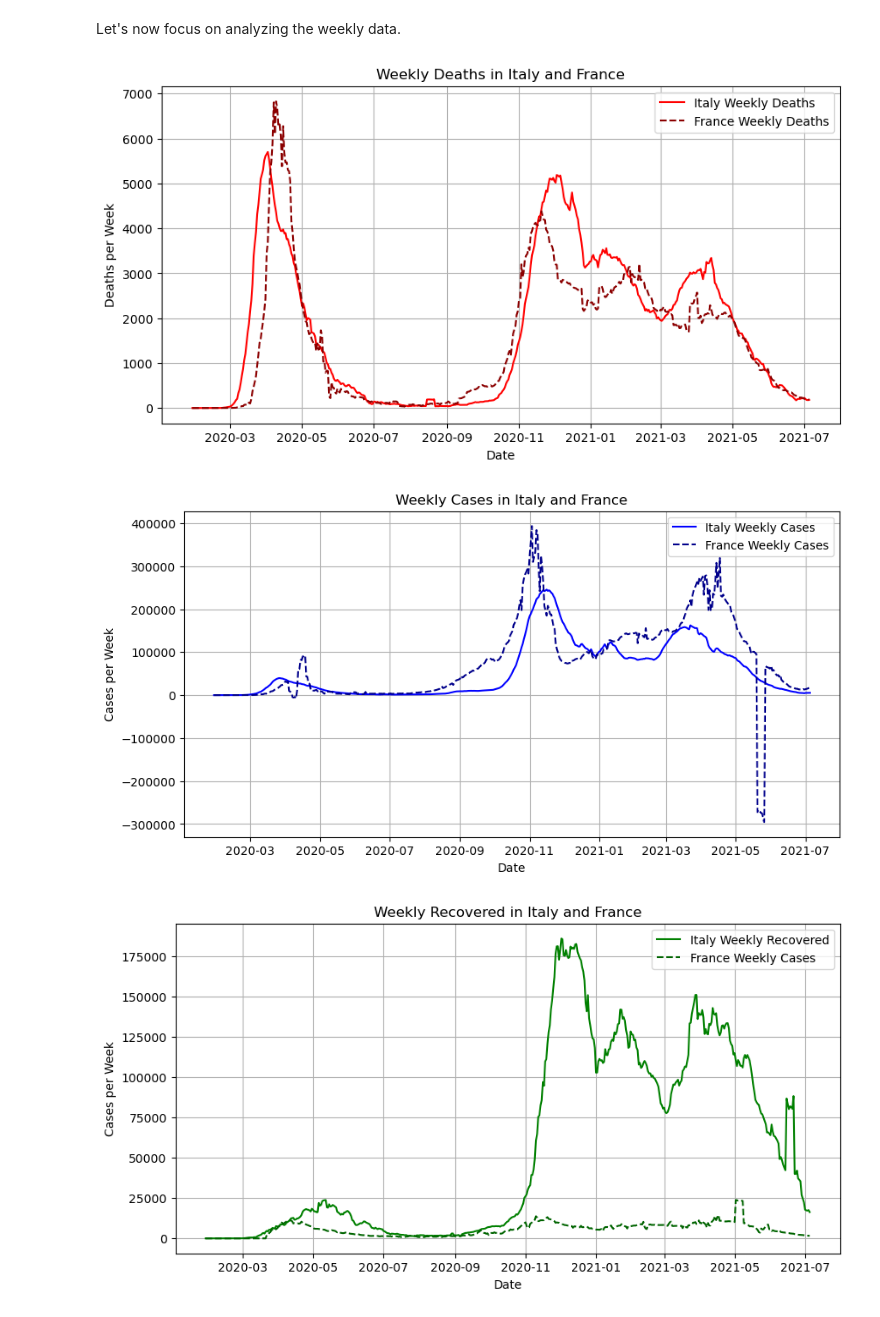
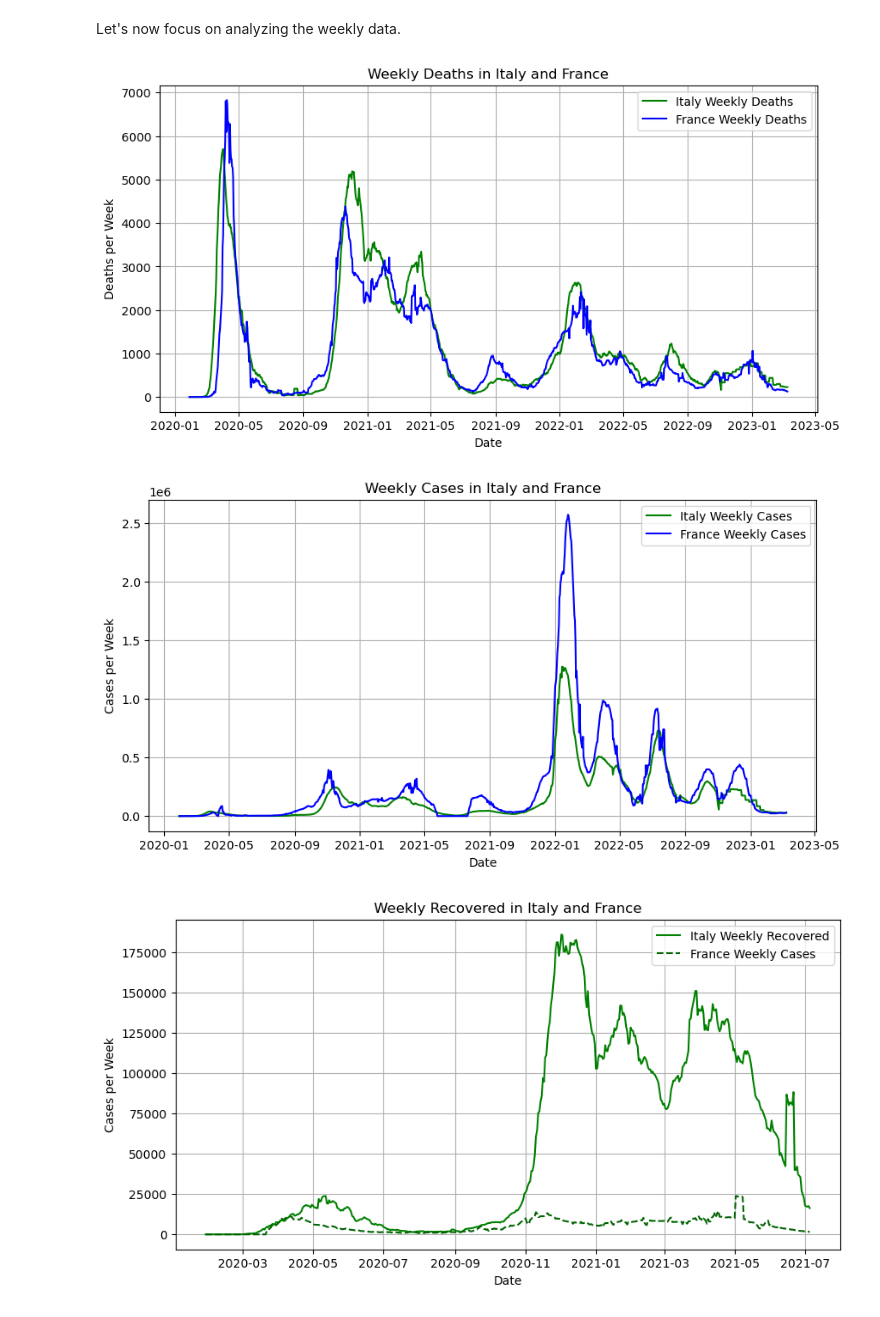
Before and after one commit to Gerva02/Python_for_data_science, a Jupyter notebook: Second.ipynb, the cells around one changed output. Saved outputs shown, nothing was run; the diff lists cells and outputs as text; code cells hidden in the pictures.

```diff
--- a/Second.ipynb
+++ b/Second.ipynb
@@ -115,12 +155,10 @@ The three variables used above are cumulative. We use the `.diff` command to obs
 # %%
-data_it_cut = data_it_cut.copy()
-data_fr_cut = data_fr_cut.copy()
-data_it_cut["daily_deaths"] = data_it_cut["deaths"].diff()
-data_fr_cut["daily_deaths"] = data_fr_cut["deaths"].diff()
+data_it["daily_deaths"] = data_it["deaths"].diff()
+data_fr["daily_deaths"] = data_fr["deaths"].diff()
 
 plt.figure(figsize=(10, 5))
-plt.plot(data_it_cut.index, data_it_cut["daily_deaths"], label="Italy Daily Deaths", color="red")
-plt.plot(data_fr_cut.index, data_fr_cut["daily_deaths"], label="France Daily Deaths", color="darkred", linestyle="dashed")
+plt.plot(data_it.index, data_it["daily_deaths"], label="Italy Daily Deaths", color="green")
+plt.plot(data_fr.index, data_fr["daily_deaths"], label="France Daily Deaths", color="blue")
 
 plt.title("Daily Deaths in Italy and France")
 plt.xlabel("Date")
@@ -133,12 +171,10 @@ plt.show()
 # %%
-data_it_cut = data_it_cut.copy()
-data_fr_cut = data_fr_cut.copy()
-data_it_cut["daily_cases"] = data_it_cut["cases"].diff()
-data_fr_cut["daily_cases"] = data_fr_cut["cases"].diff()
+data_it["daily_cases"] = data_it["cases"].diff()
+data_fr["daily_cases"] = data_fr["cases"].diff()
 
 plt.figure(figsize=(10, 5))
-plt.plot(data_it_cut.index, data_it_cut["daily_cases"], label="Italy Daily Cases", color="blue")
-plt.plot(data_fr_cut.index, data_fr_cut["daily_cases"], label="France Daily Cases", color="darkblue", linestyle="dashed")
+plt.plot(data_it.index, data_it["daily_cases"], label="Italy Daily Cases", color="green")
+plt.plot(data_fr.index, data_fr["daily_cases"], label="France Daily Cases", color="blue")
 
 plt.title("Daily Cases in Italy and France")
 plt.xlabel("Date")
@@ -169,14 +205,14 @@ plt.show()
 # %% [markdown]
 Let's now focus on analyzing the weekly data.
 # %%
-data_it_cut = data_it_cut.copy()
-data_it_cut.loc[:, "weekly_deaths"] = data_it_cut["deaths"].diff(periods=7)
-data_fr_cut = data_fr_cut.copy()
-data_fr_cut.loc[:, "weekly_deaths"] = data_fr_cut["deaths"].diff(periods=7)
+data_it = data_it.copy()
+data_it.loc[:, "weekly_deaths"] = data_it["deaths"].diff(periods=7)
+data_fr = data_fr.copy()
+data_fr.loc[:, "weekly_deaths"] = data_fr["deaths"].diff(periods=7)
 
 plt.figure(figsize=(10, 5))
-plt.plot(data_it_cut.index, data_it_cut["weekly_deaths"], label="Italy Weekly Deaths", color="red")
-plt.plot(data_fr_cut.index, data_fr_cut["weekly_deaths"], label="France Weekly Deaths", color="darkred", linestyle="dashed")
+plt.plot(data_it.index, data_it["weekly_deaths"], label="Italy Weekly Deaths", color="green")
+plt.plot(data_fr.index, data_fr["weekly_deaths"], label="France Weekly Deaths", color="blue")
 
 plt.title("Weekly Deaths in Italy and France")
 plt.xlabel("Date")
@@ -185,25 +221,23 @@ plt.legend()
 plt.grid()
 plt.show()
 # %% [output]
-[figure, old version]
+[figure, new version]
 # %%
-data_it_cut = data_it_cut.copy()
-data_fr_cut = data_fr_cut.copy()
-data_it_cut["weekly_cases"] = data_it_cut["cases"].diff(periods=7)
-data_fr_cut["weekly_cases"] = data_fr_cut["cases"].diff(periods=7)
+data_it["weekly_cases"] = data_it["cases"].diff(periods=7)
+data_fr["weekly_cases"] = data_fr["cases"].diff(periods=7)
 
 plt.figure(figsize=(10, 5))
-plt.plot(data_it_cut.index, data_it_cut["weekly_cases"], label="Italy Weekly Cases", color="blue")
-plt.plot(data_fr_cut.index, data_fr_cut["weekly_cases"], label="France Weekly Cases", color="darkblue", linestyle="dashed")
+plt.plot(data_it.index, data_it["weekly_cases"], label="Italy Weekly Cases", color="green")
+plt.plot(data_fr.index, data_fr["weekly_cases"], label="France Weekly Cases", color="blue")
 
 plt.title("Weekly Cases in Italy and France")
 plt.xlabel("Date")
 plt.ylabel("Cases per Week")
 plt.legend()
 plt.grid()
 plt.show()
 # %% [output]
-[figure, old version]
+[figure, new version]
 # %%
 data_it_cut = data_it_cut.copy()
 data_fr_cut = data_fr_cut.copy()
```
Also changed, not shown: parts of 8 cells of this notebook.
